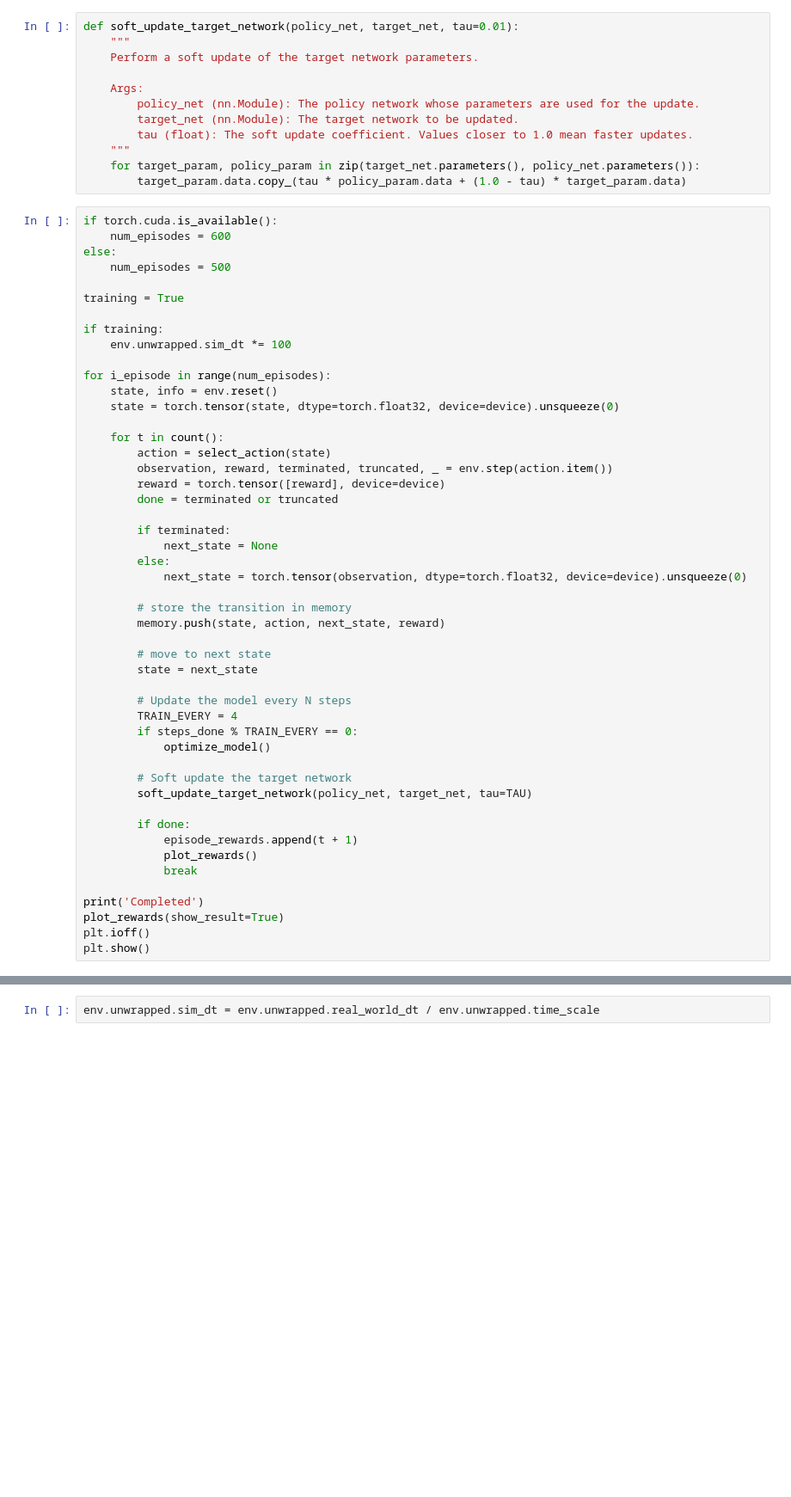
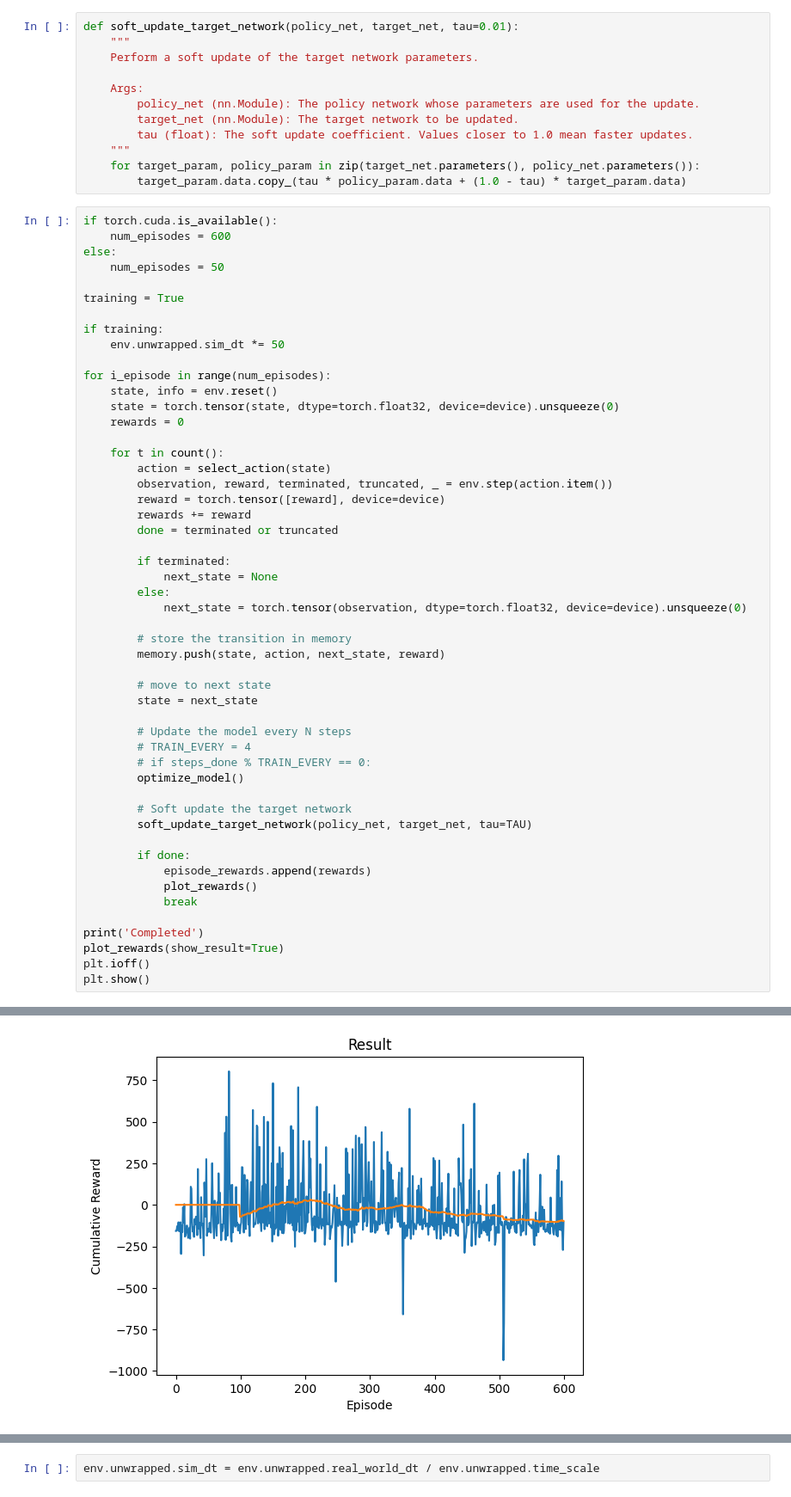
Before and after one commit to StanDobrev11/DeepLearning, a Jupyter notebook: Project/marineenv.ipynb, the cells around one changed output, grey strips where cells are left out. Shown: that part at 86% size. Saved outputs shown, nothing was run; the diff lists cells and outputs as text; blank space fills up the shorter version.

```diff
--- a/Project/marineenv.ipynb
+++ b/Project/marineenv.ipynb
@@ -330,21 +330,23 @@ def soft_update_target_network(policy_net, target_net, tau=0.01):
 if torch.cuda.is_available():
     num_episodes = 600
 else:
-    num_episodes = 500
+    num_episodes = 50
 
 training = True
 
 if training:
-    env.unwrapped.sim_dt *= 100
+    env.unwrapped.sim_dt *= 50
 
 for i_episode in range(num_episodes):
     state, info = env.reset()
     state = torch.tensor(state, dtype=torch.float32, device=device).unsqueeze(0)
+    rewards = 0
 
     for t in count():
         action = select_action(state)
         observation, reward, terminated, truncated, _ = env.step(action.item())
         reward = torch.tensor([reward], device=device)
+        rewards += reward
         done = terminated or truncated
 
         if terminated:
@@ -359,15 +361,15 @@ for i_episode in range(num_episodes):
         state = next_state
 
         # Update the model every N steps
-        TRAIN_EVERY = 4
-        if steps_done % TRAIN_EVERY == 0:
-            optimize_model()
+        # TRAIN_EVERY = 4
+        # if steps_done % TRAIN_EVERY == 0:
+        optimize_model()
 
         # Soft update the target network
         soft_update_target_network(policy_net, target_net, tau=TAU)
 
         if done:
-            episode_rewards.append(t + 1)
+            episode_rewards.append(rewards)
             plot_rewards()
             break
 
@@ -375,3 +377,4 @@ print('Completed')
 plot_rewards(show_result=True)
 plt.ioff()
 plt.show()
+# %% [output]
@@ -377,0 +382 @@ plt.show()
+[figure, added]
```
Also changed, not shown: parts of 16 cells of this notebook, 7 other files.
